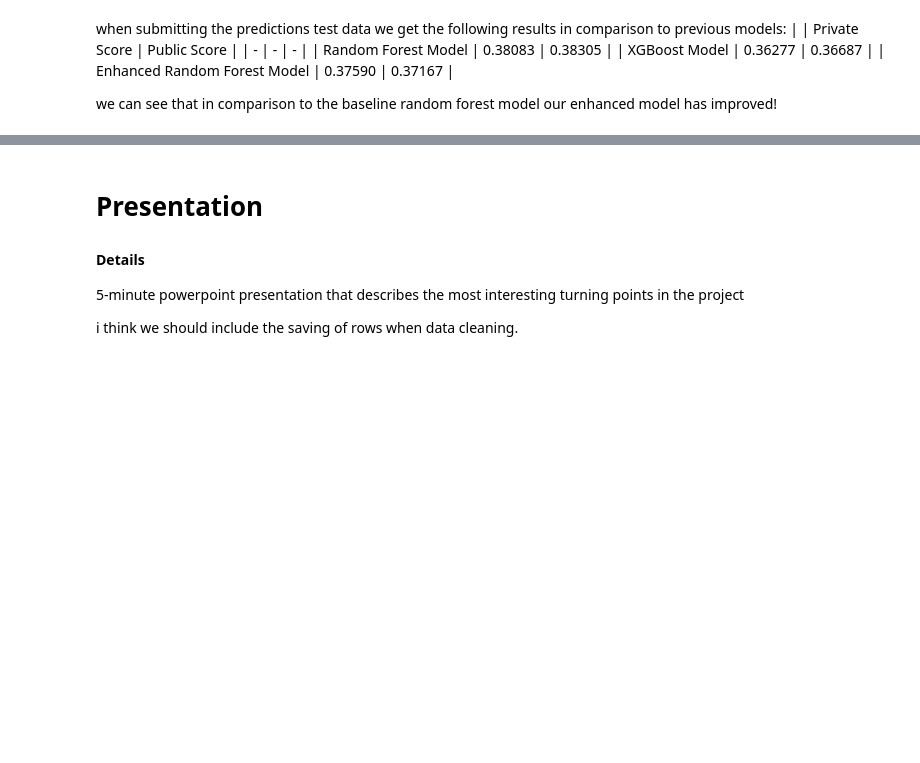
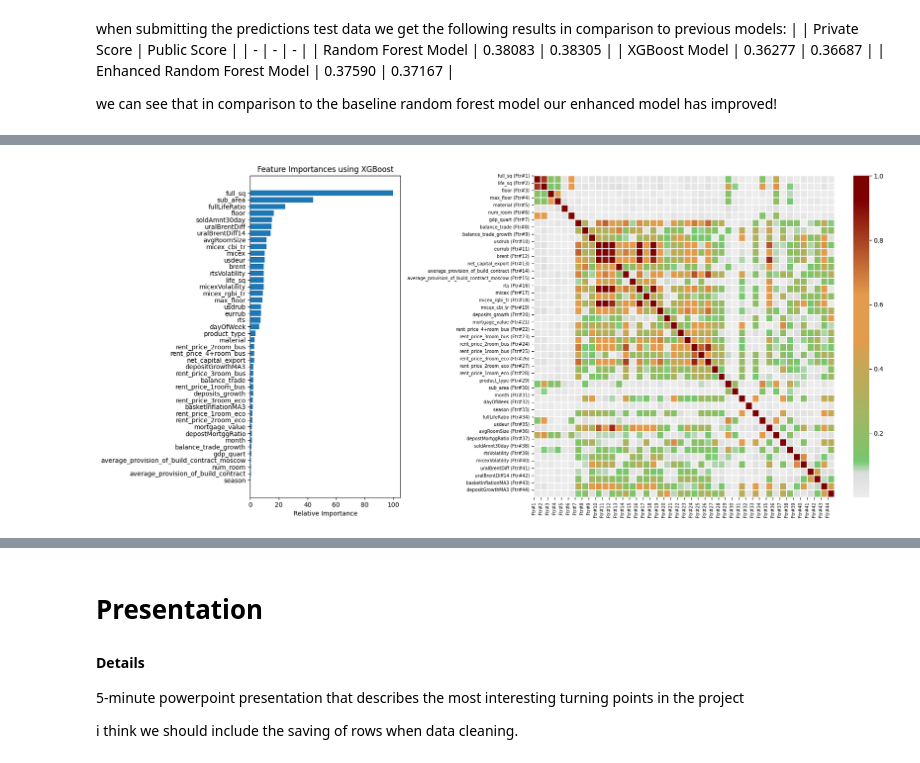
Before and after one commit to TomGeva/ML-project, a Jupyter notebook: ML-Final-Project.ipynb, the cells around one changed output, grey strips where cells are left out. Drawn from its saved outputs; the diff is of its cells as text; code cells hidden in the pictures; blank space fills up the shorter version.

```diff
--- a/ML-Final-Project.ipynb
+++ b/ML-Final-Project.ipynb
@@ -1551,15 +1462,0 @@ SbrBkTrain['price_doc'].ix[SbrBkTrain.price_doc<llimit] = llimit
-# %%
-for col in SbrBkTrain.columns:
-    if SbrBkTrain[col].dtype == 'object':
-        lbl = LabelEncoder()
-        lbl.fit(list(SbrBkTrain[col].values) + list(SbrBkTest[col].values))
-        SbrBkTrain[col] = lbl.transform(list(SbrBkTrain[col].values))
-        SbrBkTest[col] = lbl.transform(list(SbrBkTest[col].values))
-
-# addition none opject labeling
-mtrlLbl = LabelEncoder().fit(list(SbrBkTrain.material.values) + list(SbrBkTest.material.values))
-stateLbl = LabelEncoder().fit(list(SbrBkTrain.state.values) + list(SbrBkTest.state.values))
-SbrBkTrain.material = mtrlLbl.transform(SbrBkTrain.material.values)
-SbrBkTest.material = mtrlLbl.transform(SbrBkTest.material.values)
-SbrBkTrain.state = stateLbl.transform(SbrBkTrain.state.values)
-SbrBkTest.state = stateLbl.transform(SbrBkTest.state.values)
@@ -1579,0 +1555,37 @@ SbrBkTest.state = stateLbl.transform(SbrBkTest.state.values)
+# %%
+XGBoostParams = {
+    'learning_rate': 0.014,
+    'max_depth': 12,
+    'min_samples_leaf': 8,
+    'n_estimators': 375,
+    'subsample': 0.65
+}
+
+importanceXGBModel = GBR(**XGBoostParams)
+importanceXGBModel.fit(xgb_xTrn, yTrn)
+importance = pd.Series(importanceXGBModel.feature_importances_, index = xgb_xTrn.columns).sort_values(ascending = True)
+importance = importance/importance.max()*100
+
+fig = plt.figure(figsize = (18, 8))
+gs = GS.GridSpec(1, 2, width_ratios=[2, 5])
+
+ax0 = plt.subplot(gs[0])
+ax1 = plt.subplot(gs[1])
+
+ax0.set_title('Feature Importances using XGBoost')
+ax0.barh(importance.index, importance.values, align='center')
+ax0.set_xlabel('Relative Importance')
+
+corrMatrixTicks = range(xgb_corrMatrix.shape[0])
+ylabels = [col + f' (Ftr#{i+1})' for i, col in enumerate(xgb_corrMatrix.columns)]
+xlabels = [f'Ftr#{i+1}' for i in corrMatrixTicks]
+sns.heatmap(xgb_corrMatrix, cmap = custom_cmap, linewidths = 0.1, ax=ax1)
+ax1.set_xticks(ticks = corrMatrixTicks)
+ax1.set_xticklabels(labels = xlabels, fontsize = 7)
+ax1.set_yticks(ticks = corrMatrixTicks)
+ax1.set_yticklabels(labels = ylabels, fontsize = 7)
+
+plt.tight_layout()
+plt.show()
+# %% [output]
+[figure, added]
```
Also changed, not shown: parts of 36 cells of this notebook, 6 other files.
